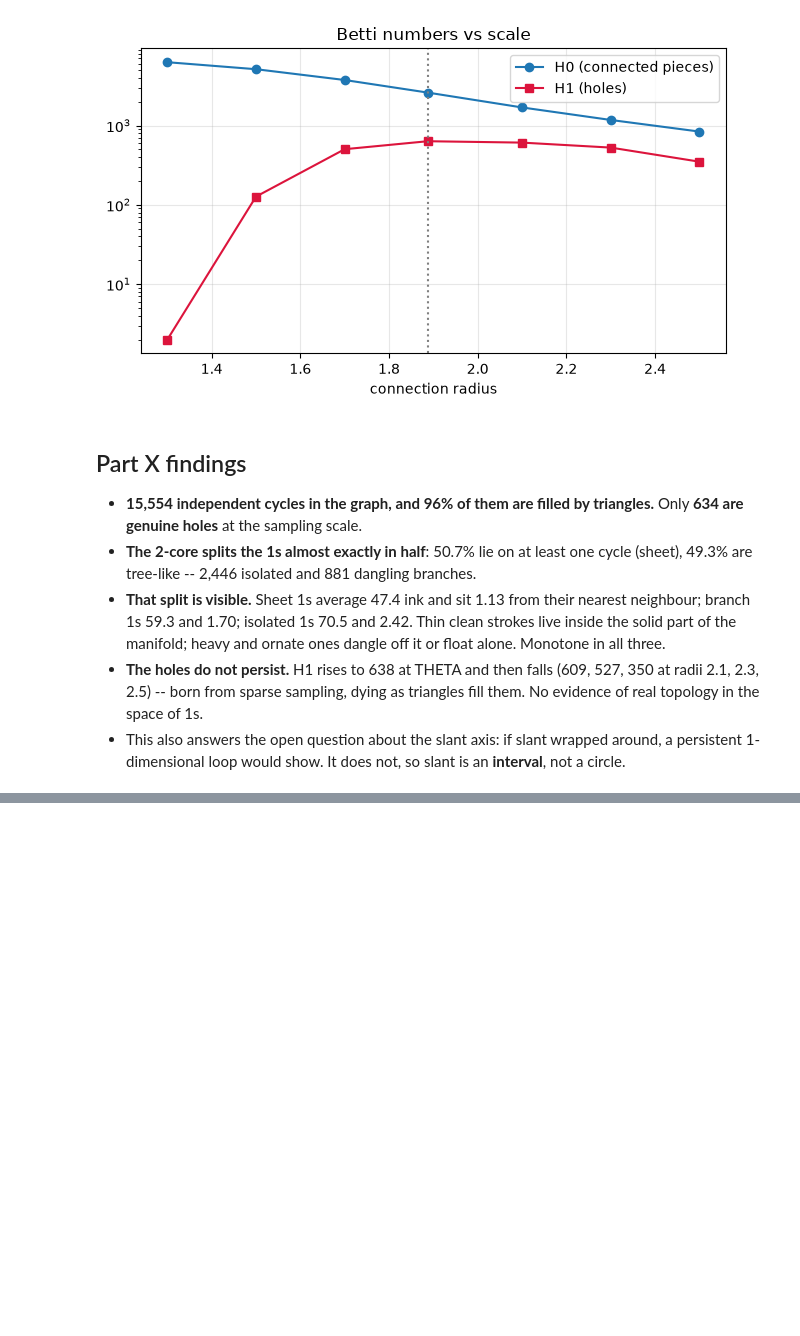
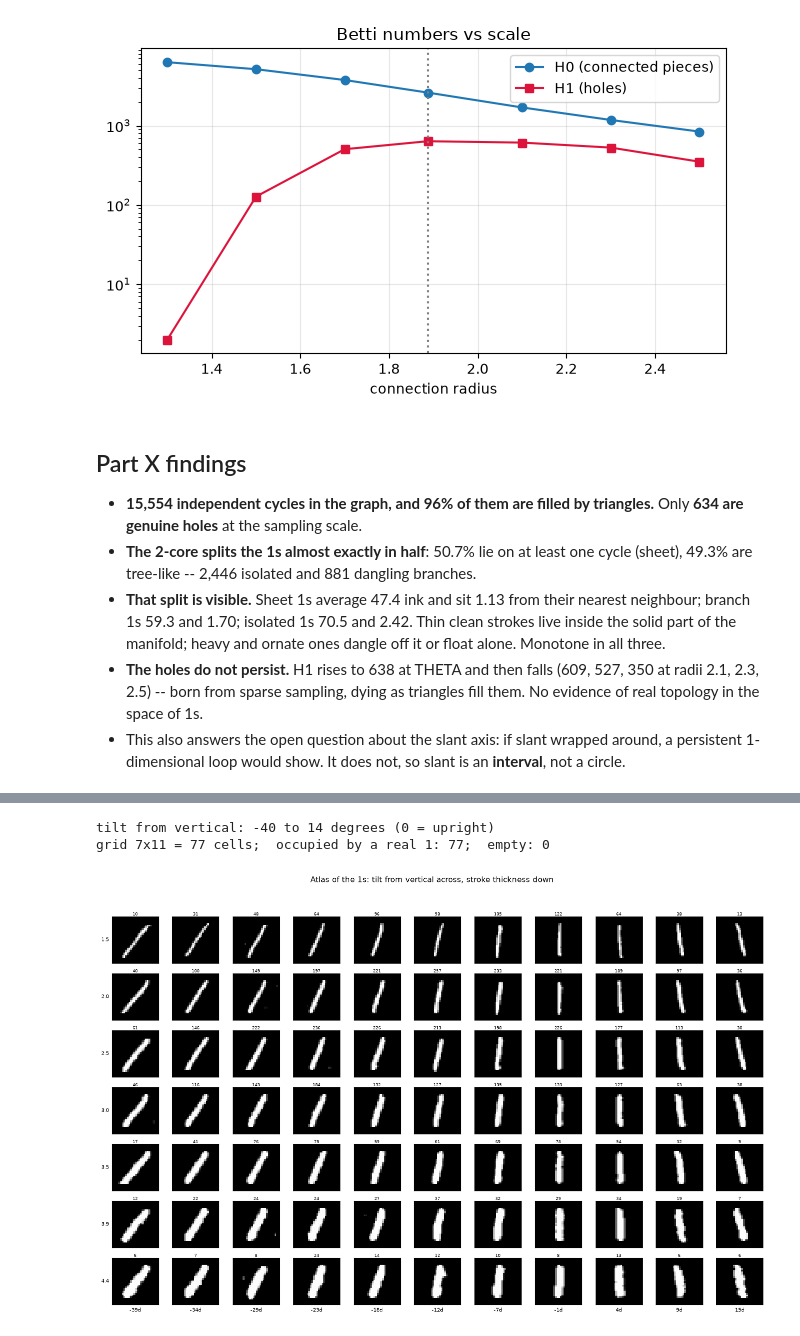
Before and after one commit to Antel0pe/ReversingEmbeddings, a Jupyter notebook: OnesManifold.ipynb, the cells around one changed output, grey strips where cells are left out. Saved outputs shown, nothing was run; the diff lists cells and outputs as text; code cells hidden in the pictures; blank space fills up the shorter version.

```diff
--- a/OnesManifold.ipynb
+++ b/OnesManifold.ipynb
@@ -1955,0 +2029,17 @@ plt.xlabel("connection radius"); plt.title("Betti numbers vs scale"); plt.tight_
+# %%
+A11=(D<=THETA)&(~np.eye(n,dtype=bool))
+f1,f2=np.where(np.triu(A11,1)); E11=len(f1); deg11=A11.sum(1)
+te=np.zeros(E11,np.int32)
+for s in range(0,E11,20000):
+    a,b=f1[s:s+20000],f2[s:s+20000]; te[s:s+20000]=(A11[a]&A11[b]).sum(1)
+tv=np.zeros(n,np.int64); np.add.at(tv,f1,te); np.add.at(tv,f2,te); tv//=2
+
+groups=[("isolated dust (degree 0)", deg11==0),
+        ("genuine LINE pieces (deg 1-2, no triangle)", (tv==0)&(deg11>=1)&(deg11<=2)),
+        ("triangle-free junctions (deg>=3)", (tv==0)&(deg11>=3)),
+        ("SHEET or denser (on >=1 triangle)", tv>0)]
+for nm,m in groups:
+    print(f"  {nm:44s} {int(m.sum()):5d}  ({100*m.mean():5.1f}%)   mean ink {ones[m].sum(1).mean():5.1f}")
+print(f"\n  edges belonging to NO triangle: {int((te==0).sum()):5d} / {E11}  ({100*(te==0).mean():.1f}%)")
+print(f"  edges inside at least one triangle: {int((te>0).sum()):5d}  ({100*(te>0).mean():.1f}%)")
+print("  -> if this were a collection of lines the second number would be near zero")
@@ -1955,0 +2067,41 @@ plt.xlabel("connection radius"); plt.title("Betti numbers vs scale"); plt.tight_
+# %%
+YY,XX=np.mgrid[0:28,0:28]
+def moments(I):
+    t=I.sum(); cx=(XX*I).sum()/t; cy=(YY*I).sum()/t
+    dx,dy=XX-cx,YY-cy
+    m20=(dx*dx*I).sum()/t; m02=(dy*dy*I).sum()/t; m11=(dx*dy*I).sum()/t
+    w,V=np.linalg.eigh(np.array([[m20,m11],[m11,m02]]))
+    vx,vy=V[:,1]; tilt=np.degrees(np.arctan2(vx,vy))
+    if tilt>90: tilt-=180
+    if tilt<=-90: tilt+=180
+    return tilt, t/(4*np.sqrt(max(w[1],1e-9)))
+MM=np.array([moments(ones[i].reshape(28,28)) for i in range(n)])
+slant,thick=MM[:,0],MM[:,1]
+NS,NT=11,7
+sb=np.linspace(np.percentile(slant,1),np.percentile(slant,99),NS+1)
+tb=np.linspace(np.percentile(thick,1),np.percentile(thick,99),NT+1)
+cellv=np.full((NT,NS),-1); cnt=np.zeros((NT,NS),int)
+for r in range(NT):
+    for c in range(NS):
+        m=np.where((slant>=sb[c])&(slant<sb[c+1])&(thick>=tb[r])&(thick<tb[r+1]))[0]
+        cnt[r,c]=len(m)
+        if len(m): cellv[r,c]=m[np.argmin(D[np.ix_(m,m)].sum(1))]
+print(f"tilt from vertical: {np.percentile(slant,2):.0f} to {np.percentile(slant,98):.0f} degrees (0 = upright)")
+print(f"grid {NT}x{NS} = {NT*NS} cells;  occupied by a real 1: {int((cellv>=0).sum())};  empty: {int((cellv<0).sum())}")
+
+fig,ax=plt.subplots(NT,NS,figsize=(NS*1.2,NT*1.25))
+for r in range(NT):
+    for c in range(NS):
+        a=ax[r,c]; a.set_xticks([]); a.set_yticks([])
+        if cellv[r,c]>=0:
+            a.imshow(ones[cellv[r,c]].reshape(28,28),cmap="gray",vmin=0,vmax=1)
+            a.set_title(f"{cnt[r,c]}",fontsize=6,pad=1.5)
+        else: a.set_facecolor("#eee")
+for c in range(NS): ax[NT-1,c].set_xlabel(f"{(sb[c]+sb[c+1])/2:.0f}d",fontsize=7)
+for r in range(NT): ax[r,0].set_ylabel(f"{(tb[r]+tb[r+1])/2:.1f}",fontsize=7,rotation=0,ha="right",va="center")
+fig.suptitle("Atlas of the 1s: tilt from vertical across, stroke thickness down",fontsize=11)
+fig.tight_layout(rect=[0,0,1,0.95]); plt.show()
+# %% [output]
+tilt from vertical: -40 to 14 degrees (0 = upright)
+grid 7x11 = 77 cells;  occupied by a real 1: 77;  empty: 0
+[figure, added]
```
Also changed, not shown: parts of 13 cells of this notebook, 5 other files.
